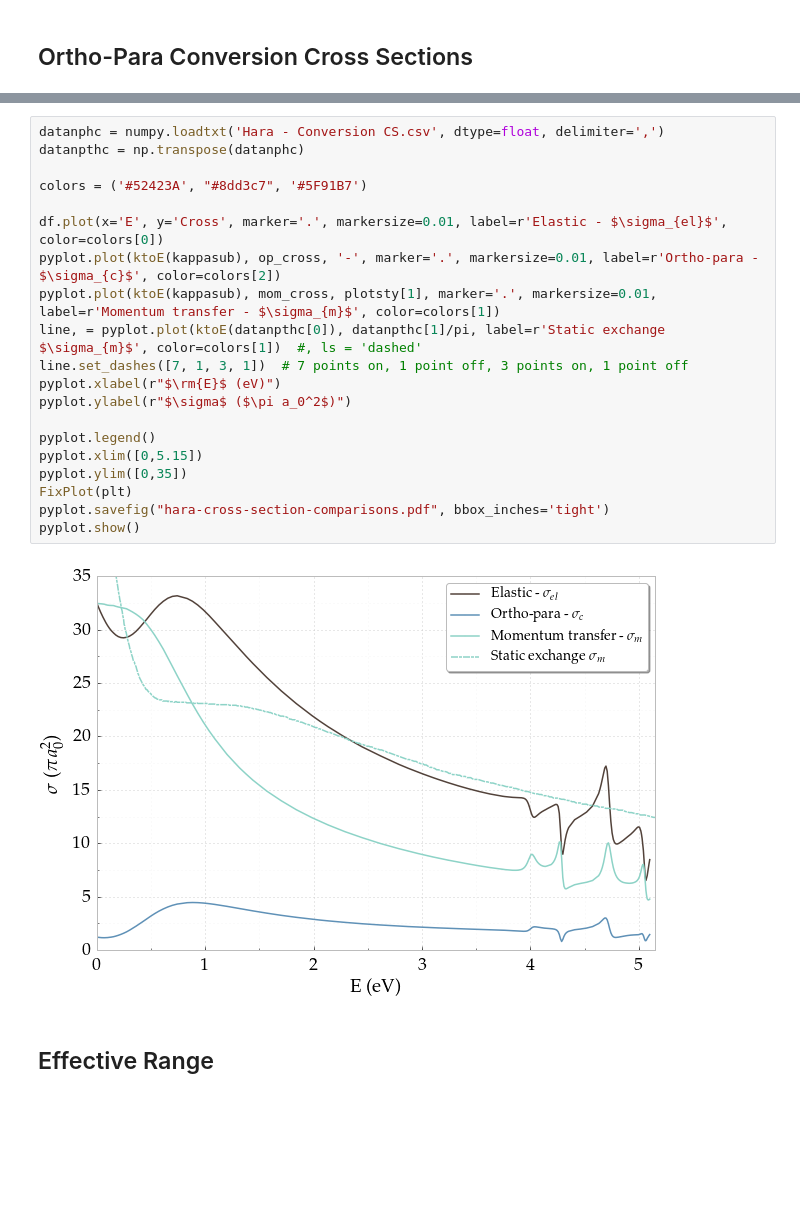
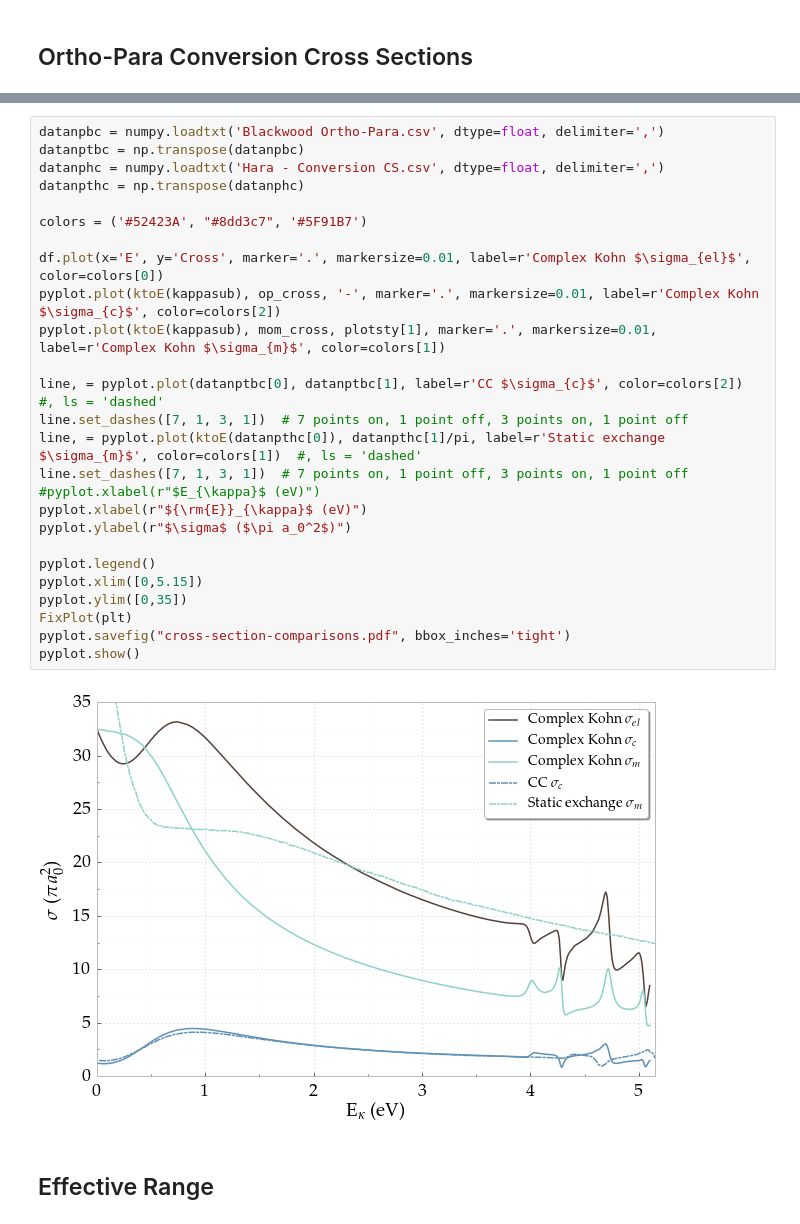
Before and after one commit to DentonW/Papers, a Jupyter notebook: PRA PsH/IPython/Paper Images.ipynb, the cells around one changed output, grey strips where cells are left out. Drawn from its saved outputs; the diff is of its cells as text; blank space fills up the shorter version.

Commit message:
- Changed E axis to E_kappa in plots - Wrote abstract - Some more changes in list

```diff
--- a/PRA PsH/IPython/Paper Images.ipynb
+++ b/PRA PsH/IPython/Paper Images.ipynb
@@ -861,25 +863,31 @@ pyplot.show()
 # %%
+datanpbc = numpy.loadtxt('Blackwood Ortho-Para.csv', dtype=float, delimiter=',')
+datanptbc = np.transpose(datanpbc)
 datanphc = numpy.loadtxt('Hara - Conversion CS.csv', dtype=float, delimiter=',')
 datanpthc = np.transpose(datanphc)
 
 colors = ('#52423A', "#8dd3c7", '#5F91B7')
 
-df.plot(x='E', y='Cross', marker='.', markersize=0.01, label=r'Elastic - $\sigma_{el}$', color=colors[0])
-pyplot.plot(ktoE(kappasub), op_cross, '-', marker='.', markersize=0.01, label=r'Ortho-para - $\sigma_{c}$', color=colors[2])
-pyplot.plot(ktoE(kappasub), mom_cross, plotsty[1], marker='.', markersize=0.01, label=r'Momentum transfer - $\sigma_{m}$', color=colors[1])
+df.plot(x='E', y='Cross', marker='.', markersize=0.01, label=r'Complex Kohn $\sigma_{el}$', color=colors[0])
+pyplot.plot(ktoE(kappasub), op_cross, '-', marker='.', markersize=0.01, label=r'Complex Kohn $\sigma_{c}$', color=colors[2])
+pyplot.plot(ktoE(kappasub), mom_cross, plotsty[1], marker='.', markersize=0.01, label=r'Complex Kohn $\sigma_{m}$', color=colors[1])
+
+line, = pyplot.plot(datanptbc[0], datanptbc[1], label=r'CC $\sigma_{c}$', color=colors[2])  #, ls = 'dashed'
+line.set_dashes([7, 1, 3, 1])  # 7 points on, 1 point off, 3 points on, 1 point off
 line, = pyplot.plot(ktoE(datanpthc[0]), datanpthc[1]/pi, label=r'Static exchange $\sigma_{m}$', color=colors[1])  #, ls = 'dashed'
 line.set_dashes([7, 1, 3, 1])  # 7 points on, 1 point off, 3 points on, 1 point off
-pyplot.xlabel(r"$\rm{E}$ (eV)")
+#pyplot.xlabel(r"$E_{\kappa}$ (eV)")
+pyplot.xlabel(r"${\rm{E}}_{\kappa}$ (eV)")
 pyplot.ylabel(r"$\sigma$ ($\pi a_0^2$)")
 
 pyplot.legend()
 pyplot.xlim([0,5.15])
 pyplot.ylim([0,35])
 FixPlot(plt)
-pyplot.savefig("hara-cross-section-comparisons.pdf", bbox_inches='tight')
+pyplot.savefig("cross-section-comparisons.pdf", bbox_inches='tight')
 pyplot.show()
 # %% [output]
-[figure, old version]
+[figure, new version]
 # %% [markdown]
 ## Effective Range
 # %%
```
Also changed, not shown: parts of 13 cells of this notebook, 3 other files.
